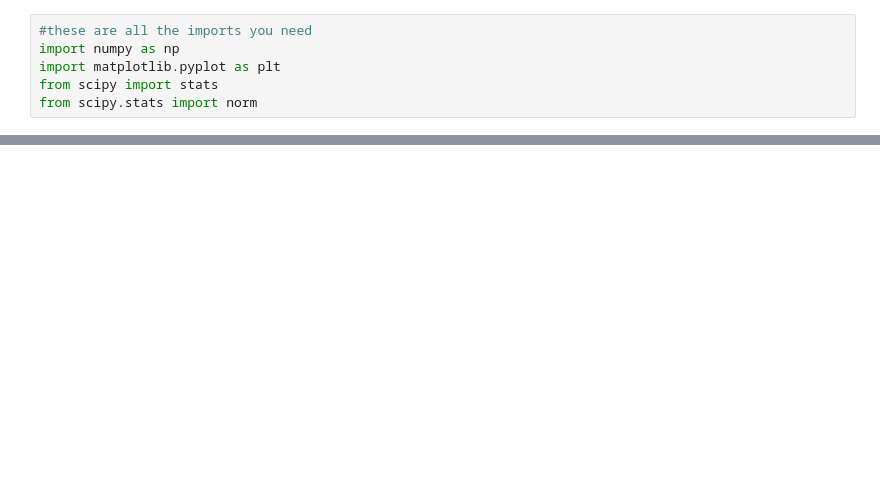
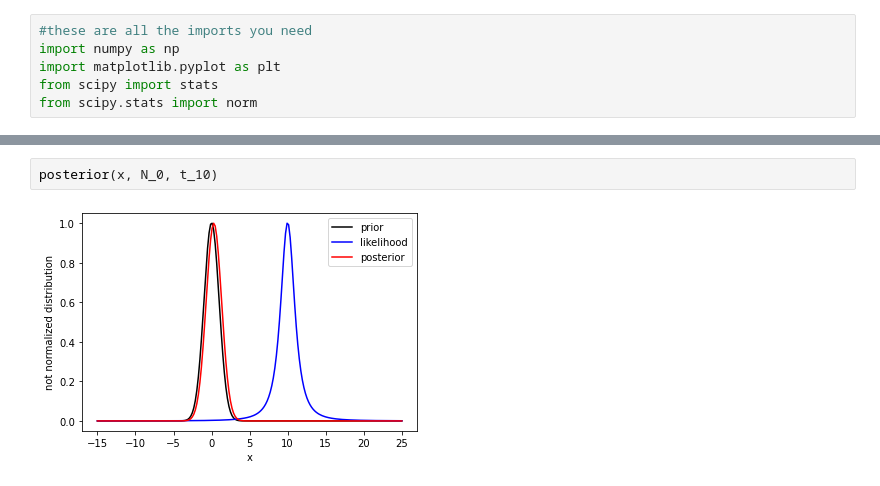
Before and after one commit to TaliNatan/DSPS_TNatan, a Jupyter notebook: Labs/9_18_lab.ipynb, the cells around one changed output, grey strips where cells are left out. Saved outputs shown, nothing was run; the diff lists cells and outputs as text; blank space fills up the shorter version.

```diff
--- a/Labs/9_18_lab.ipynb
+++ b/Labs/9_18_lab.ipynb
@@ -23,0 +46,4 @@ plt.show()
+# %%
+posterior(x, N_0, t_10)
+# %% [output]
+[figure, added]
```
Also changed, not shown: parts of 9 cells of this notebook.
